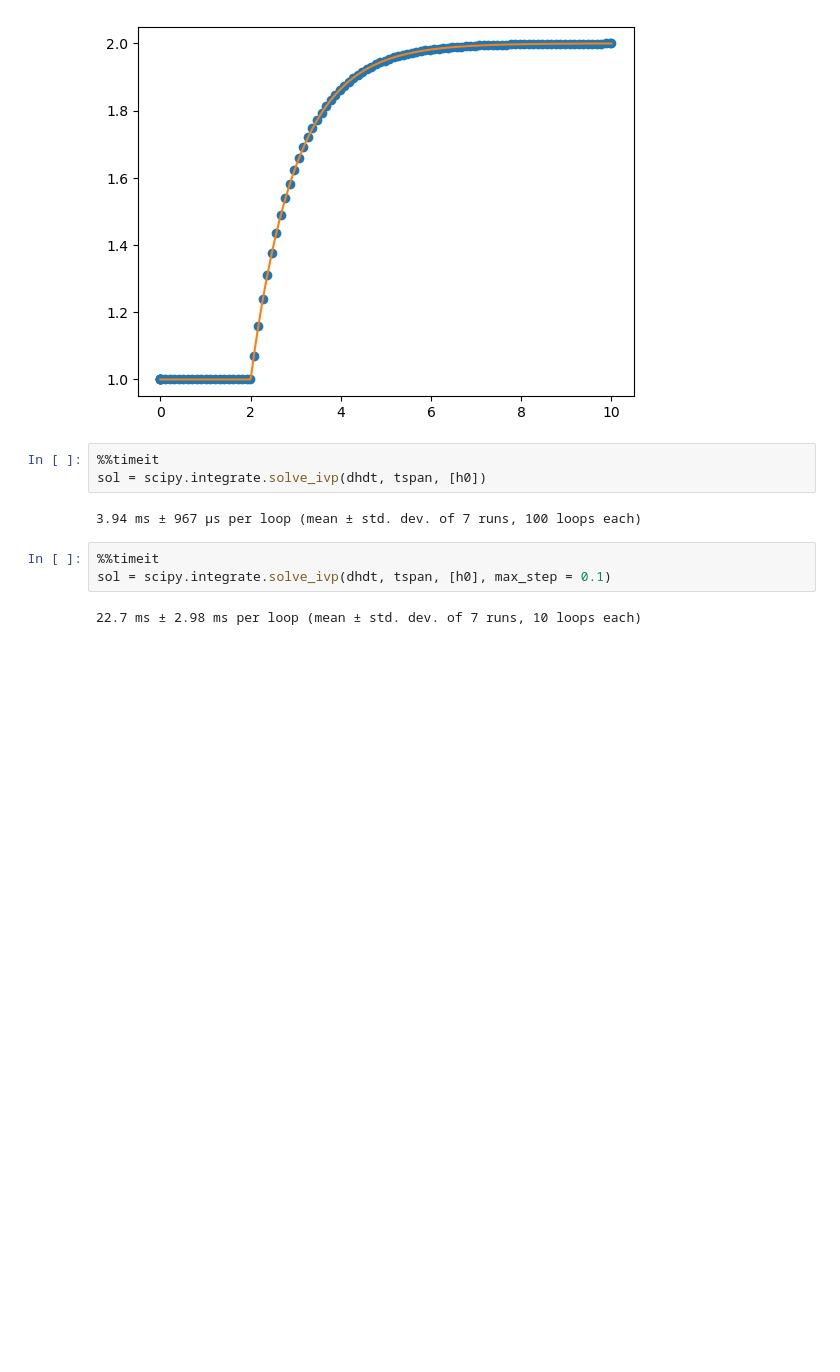
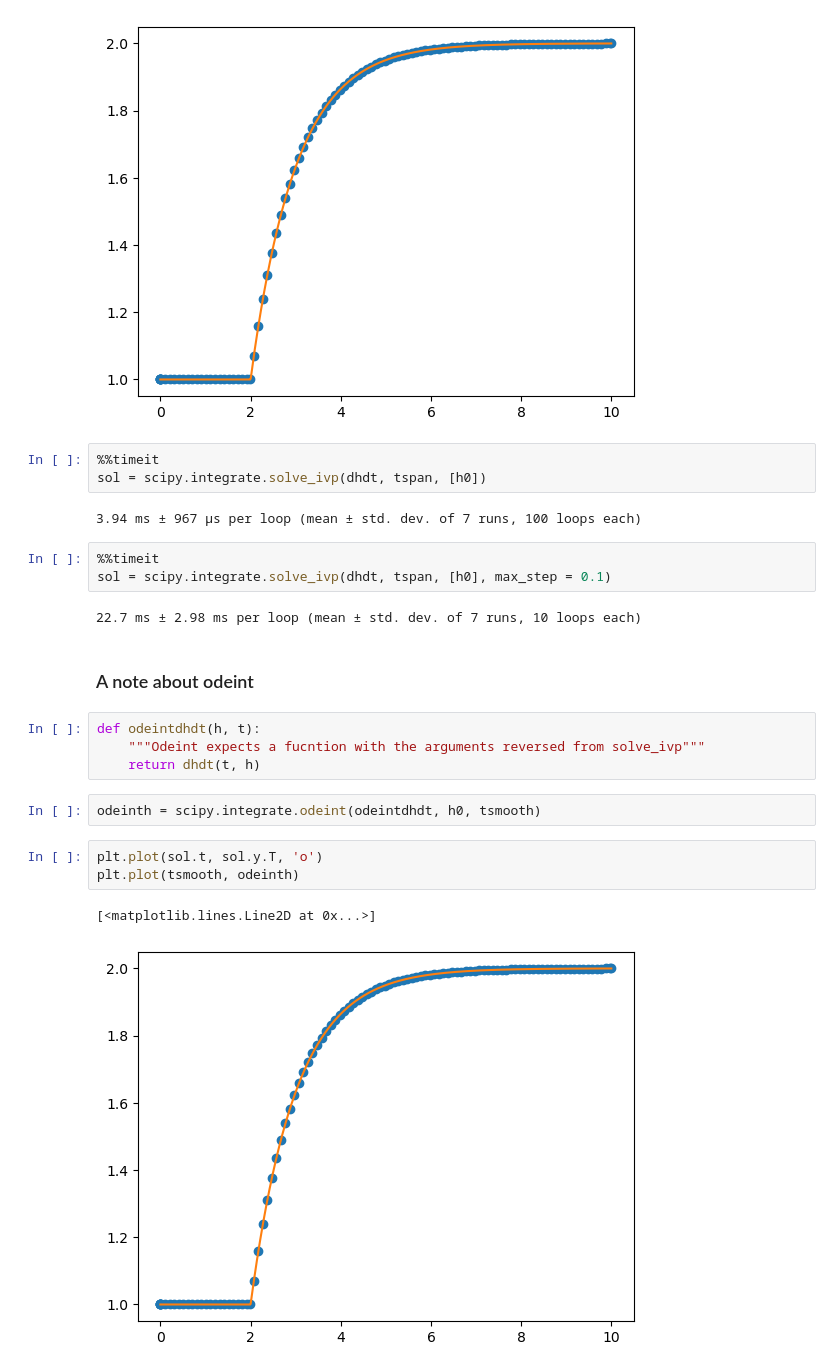
Before and after one commit to williebonavente/CodeTest, a Jupyter notebook: sympy/algebra/notebook4.ipynb, the cells around one changed output. Cells and saved outputs as stored; diff of their text form; blank space fills up the shorter version.

```diff
--- a/sympy/algebra/notebook4.ipynb
+++ b/sympy/algebra/notebook4.ipynb
@@ -273,3 +273,17 @@ sol = scipy.integrate.solve_ivp(dhdt, tspan, [h0])
 sol = scipy.integrate.solve_ivp(dhdt, tspan, [h0], max_step = 0.1)
 # %% [output]
 22.7 ms ± 2.98 ms per loop (mean ± std. dev. of 7 runs, 10 loops each)
+# %% [markdown]
+### A note about odeint
+# %%
+def odeintdhdt(h, t):
+    """Odeint expects a fucntion with the arguments reversed from solve_ivp"""
+    return dhdt(t, h)
+# %%
+odeinth = scipy.integrate.odeint(odeintdhdt, h0, tsmooth)
+# %%
+plt.plot(sol.t, sol.y.T, 'o')
+plt.plot(tsmooth, odeinth)
+# %% [output]
+[<matplotlib.lines.Line2D at 0x...>]
+[figure, added]
```
